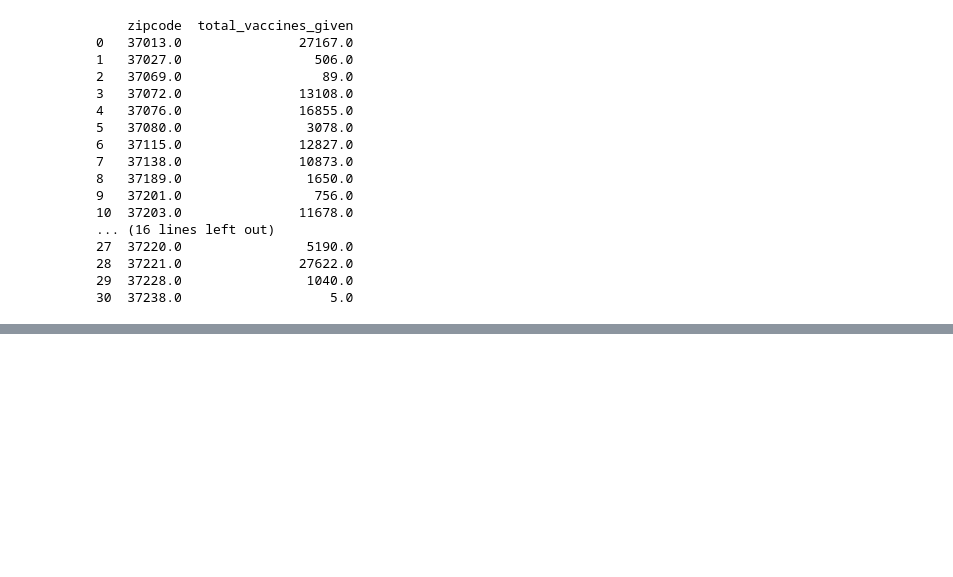
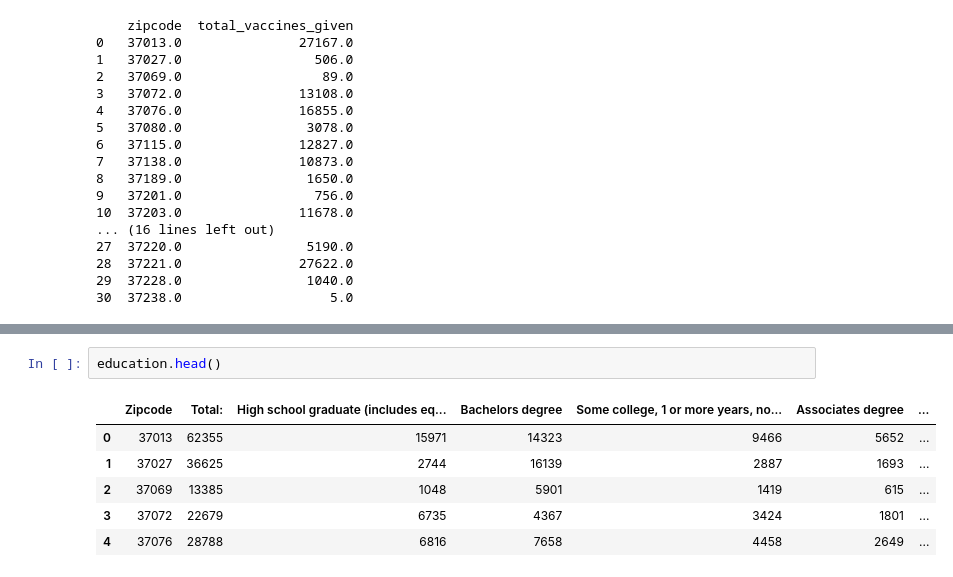
Before and after one commit to ryanhilber93/nash-covid-cases-vaccines-hot_chickens, a Jupyter notebook: data/COVID.ipynb, the cells around one changed output, grey strips where cells are left out. Drawn from its saved outputs; the diff is of its cells as text; blank space fills up the shorter version.

```diff
--- a/data/COVID.ipynb
+++ b/data/COVID.ipynb
@@ -211,0 +226,9 @@ print(most_vax_df)
+# %%
+education.head()
+# %% [output]
+|  | Zipcode | Total: | High school graduate (includes eq... | Bachelors degree | Some college, 1 or more years, no... | Associates degree | ... |
+| 0 | 37013 | 62355 | 15971 | 14323 | 9466 | 5652 | ... |
+| 1 | 37027 | 36625 | 2744 | 16139 | 2887 | 1693 | ... |
+| 2 | 37069 | 13385 | 1048 | 5901 | 1419 | 615 | ... |
+| 3 | 37072 | 22679 | 6735 | 4367 | 3424 | 1801 | ... |
+| 4 | 37076 | 28788 | 6816 | 7658 | 4458 | 2649 | ... |
```
Also changed, not shown: parts of 7 cells of this notebook, 4 other files.
